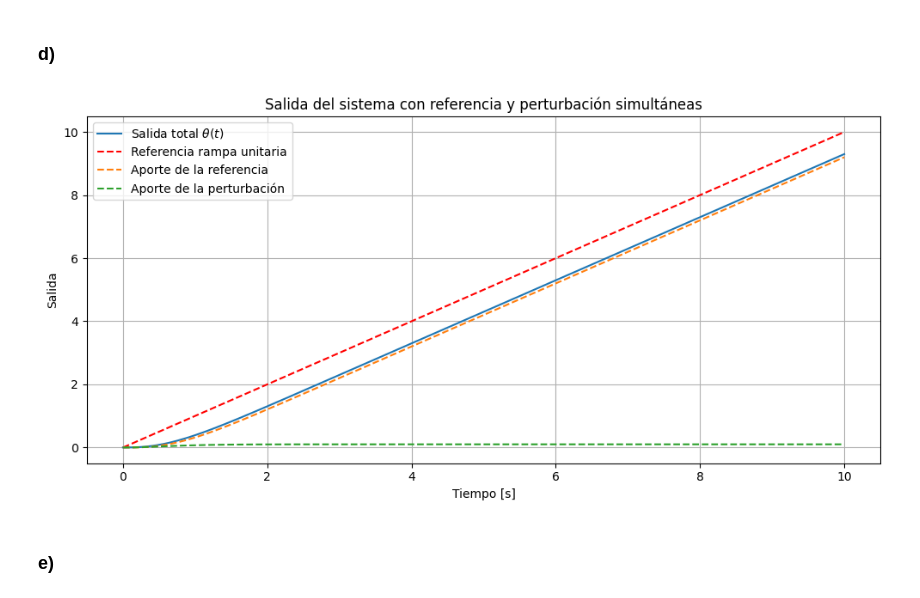
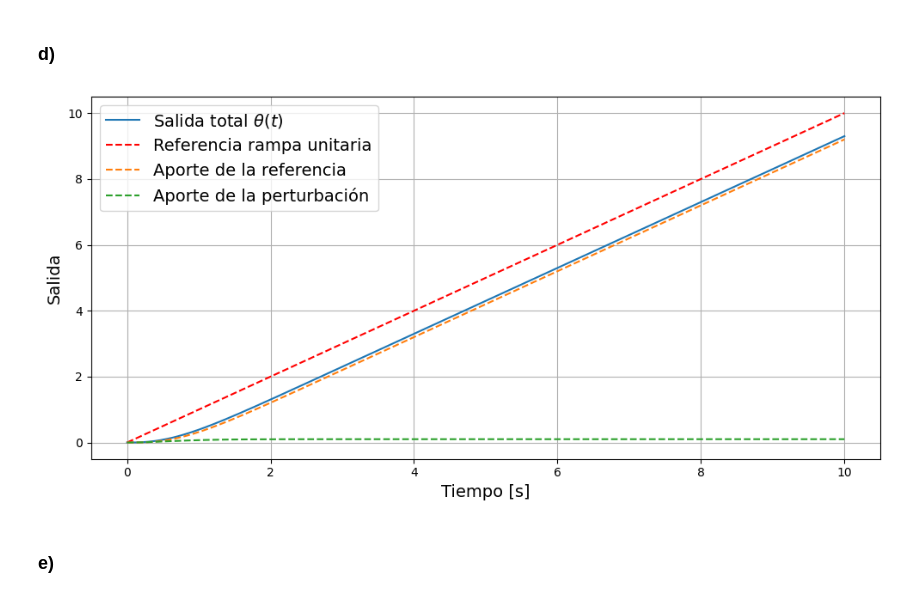
Before and after one commit to LucioLuque/Control-TP1, a Jupyter notebook: Ejercicio1.ipynb, the cells around one changed output. Cells and saved outputs as stored; diff of their text form; code cells hidden in the pictures.

```diff
--- a/Ejercicio1.ipynb
+++ b/Ejercicio1.ipynb
@@ -250,34 +194,33 @@ plt.show()
 # %%
 den = [0.003, 0.0515, 0.2, 0.25]
 
 Tv = ctrl.TransferFunction([0.25], den)
 Tn = ctrl.TransferFunction([0.25], den)
 
 t = np.linspace(0, 10, 1000)
 r = t
 
 t1, y_ref = ctrl.forced_response(Tv, T=t, U=r)
 
 t2, y_pert = ctrl.step_response(0.1 * Tn, T=t)
 
 y_total = y_ref + y_pert
 
 plt.figure(figsize=(10, 5))
 plt.plot(t, y_total, label="Salida total $\\theta(t)$")
 plt.plot(t, r, "r--", label="Referencia rampa unitaria")
 
 plt.plot(t, y_ref, "--", label="Aporte de la referencia")
 plt.plot(t, y_pert, "--", label="Aporte de la perturbación")
 
-plt.title("Salida del sistema con referencia y perturbación simultáneas")
-plt.xlabel("Tiempo [s]")
-plt.ylabel("Salida")
+plt.xlabel("Tiempo [s]", fontsize=14)
+plt.ylabel("Salida", fontsize=14)
 plt.grid(True)
-plt.legend()
+plt.legend(fontsize=14)
 plt.tight_layout()
 plt.show()
 # %% [output]
-[figure, old version]
+[figure, new version]
 # %% [markdown]
 ### e)
 # %% [markdown]
```
Also changed, not shown: parts of 24 cells of this notebook.
